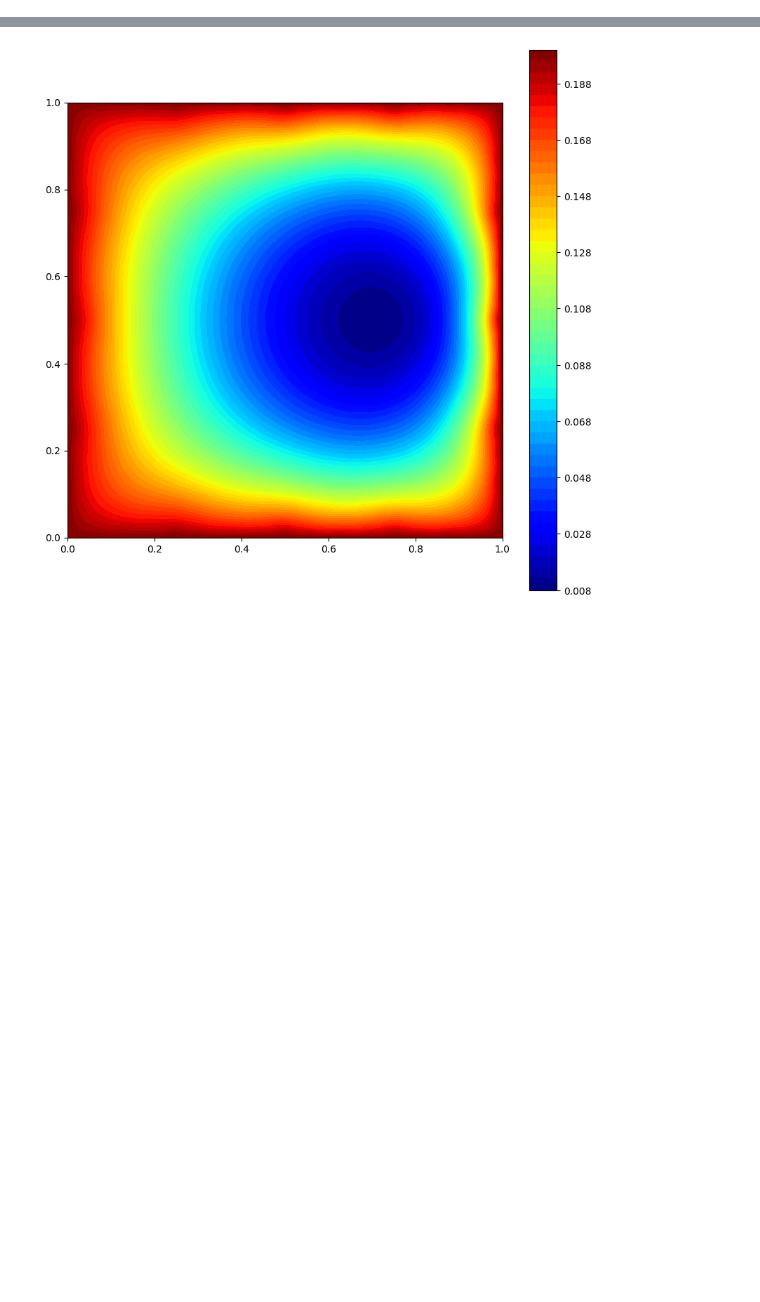
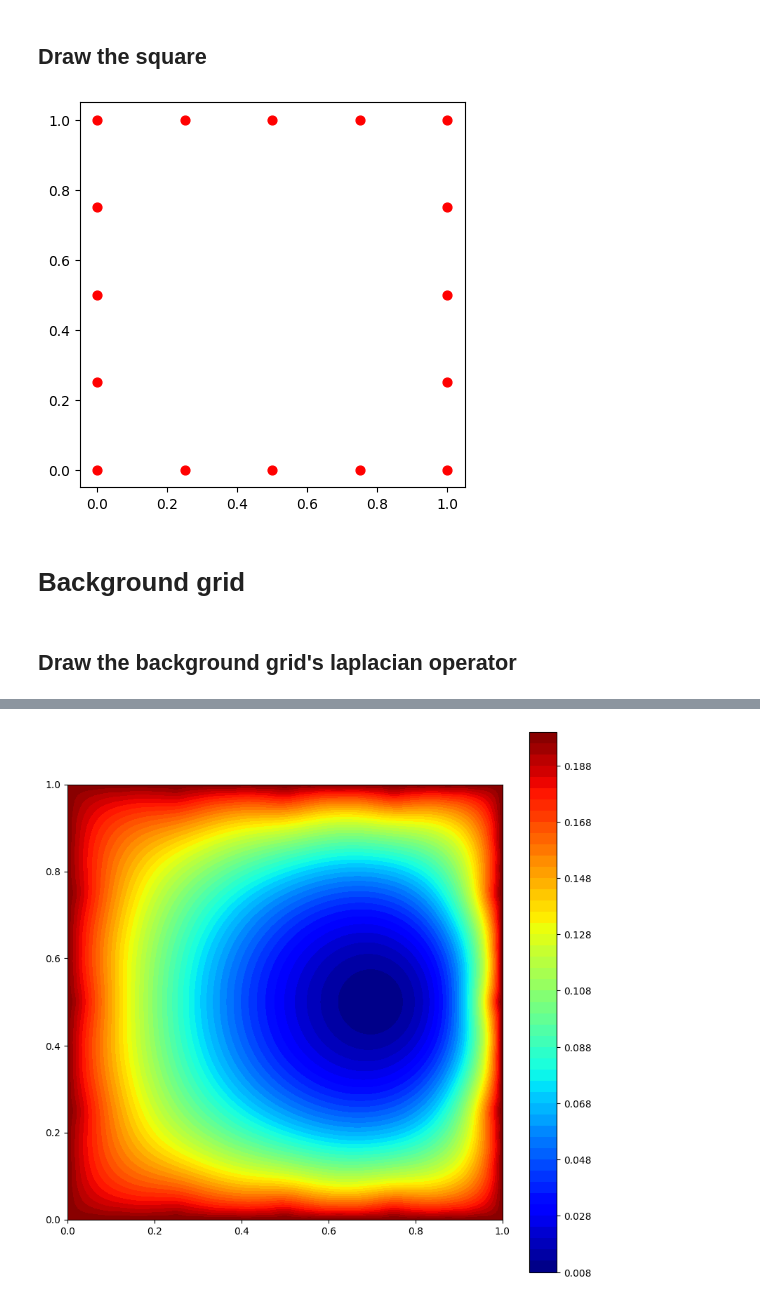
Before and after one commit to bcynuaa/GradLimitJL, a Jupyter notebook: examples/example_ju.ipynb, the cells around one changed output, grey strips where cells are left out. Saved outputs shown, nothing was run; the diff lists cells and outputs as text; code cells hidden in the pictures; blank space fills up the shorter version.

```diff
--- a/examples/example_ju.ipynb
+++ b/examples/example_ju.ipynb
@@ -13,2 +29,16 @@ outer_boundary::Boundary = createSquareBoundary(5, 1.0, [0., 0.], nodal_source_o
+# %% [markdown]
+## Draw the square
+# %%
+plt.figure(figsize=(8,5), facecolor="white");
+plt.gca().set_aspect("equal");
+plt.scatter(outer_boundary.xy[:,1], outer_boundary.xy[:,2], s=40, c="red");
+display(plt.gcf());
+plt.show();
+# %% [output]
+[figure, added]
+# %% [markdown]
+# Background grid
 # %%
 background_grid::UniformSquareGrid = UniformSquareGrid([0., 0.], 1.0, 512, 0.2);
+# %% [markdown]
+## Draw the background grid's laplacian operator
```
Also changed, not shown: parts of 8 cells of this notebook, 2 other files.
